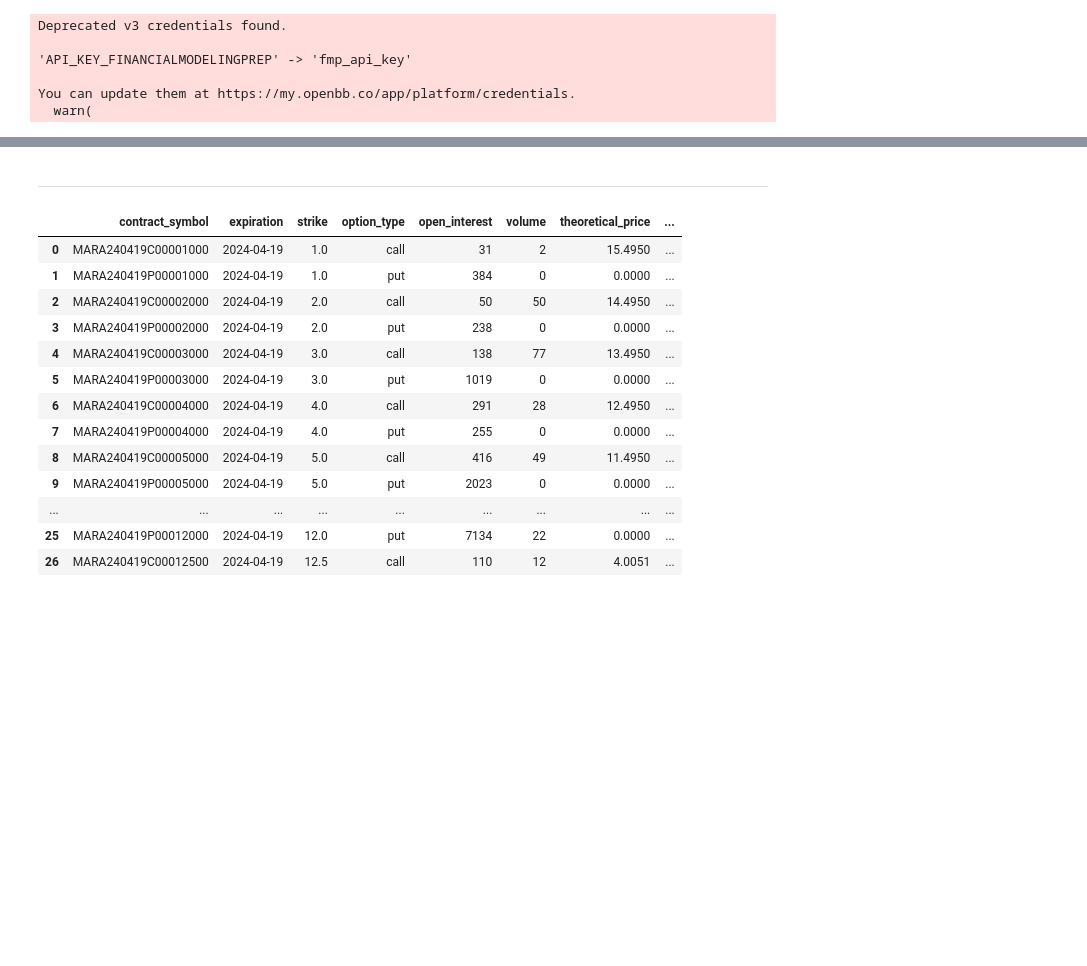
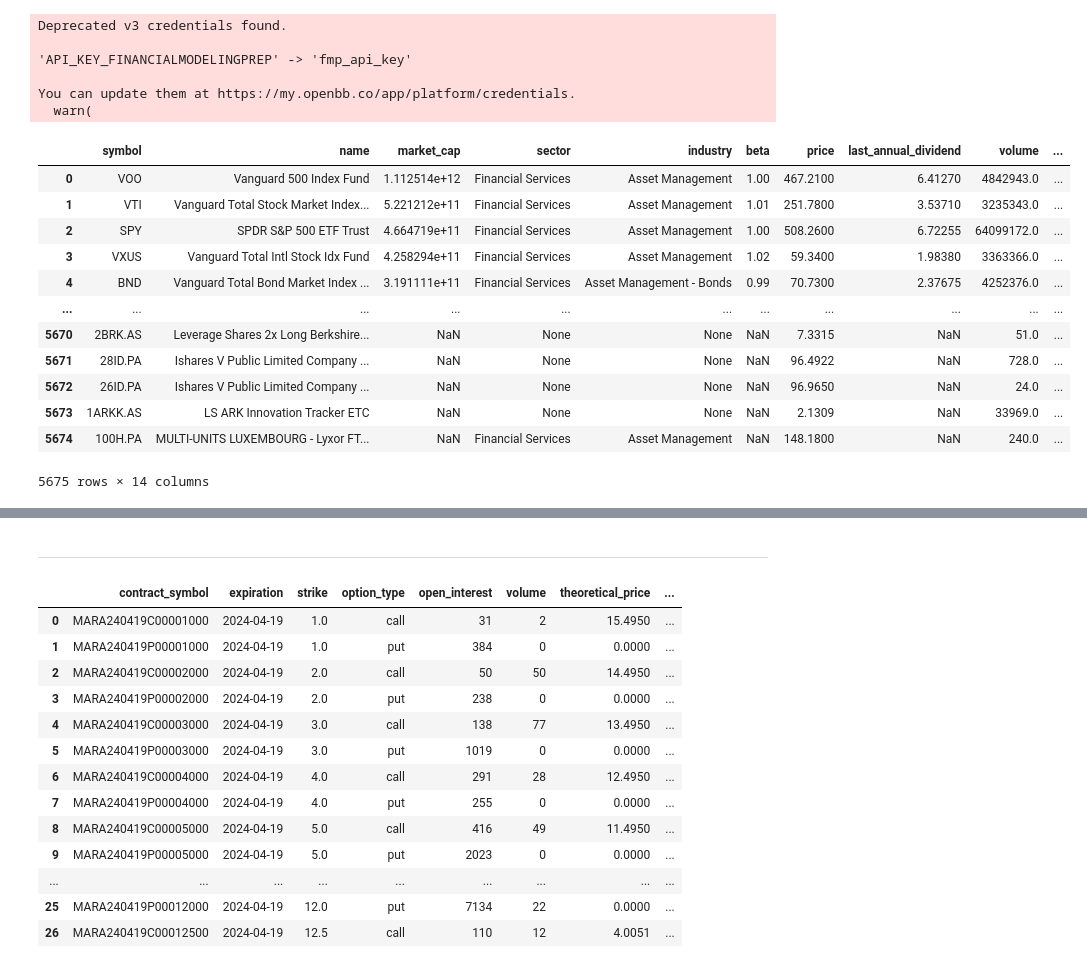
Before and after one commit to francoisrice/high-yield-options-screener, a Jupyter notebook: OpenBB-exploration.ipynb, the cells around one changed output, grey strips where cells are left out. Cells and saved outputs as stored; diff of their text form; code cells hidden in the pictures; blank space fills up the shorter version.

```diff
--- a/OpenBB-exploration.ipynb
+++ b/OpenBB-exploration.ipynb
@@ -13,4 +13,20 @@ Deprecated v3 credentials found.
 
 You can update them at https://my.openbb.co/app/platform/credentials.
   warn(
+# %%
+obb.etf.search().to_df()
+# %% [output]
+|  | symbol | name | market_cap | sector | industry | beta | price | last_annual_dividend | volume | ... |
+| 0 | VOO | Vanguard 500 Index Fund | 1.112514e+12 | Financial Services | Asset Management | 1.00 | 467.2100 | 6.41270 | 4842943.0 | ... |
+| 1 | VTI | Vanguard Total Stock Market Index... | 5.221212e+11 | Financial Services | Asset Management | 1.01 | 251.7800 | 3.53710 | 3235343.0 | ... |
+| 2 | SPY | SPDR S&P 500 ETF Trust | 4.664719e+11 | Financial Services | Asset Management | 1.00 | 508.2600 | 6.72255 | 64099172.0 | ... |
+| 3 | VXUS | Vanguard Total Intl Stock Idx Fund | 4.258294e+11 | Financial Services | Asset Management | 1.02 | 59.3400 | 1.98380 | 3363366.0 | ... |
+| 4 | BND | Vanguard Total Bond Market Index ... | 3.191111e+11 | Financial Services | Asset Management - Bonds | 0.99 | 70.7300 | 2.37675 | 4252376.0 | ... |
+| ... | ... | ... | ... | ... | ... | ... | ... | ... | ... | ... |
+| 5670 | 2BRK.AS | Leverage Shares 2x Long Berkshire... | NaN | None | None | NaN | 7.3315 | NaN | 51.0 | ... |
+| 5671 | 28ID.PA | Ishares V Public Limited Company ... | NaN | None | None | NaN | 96.4922 | NaN | 728.0 | ... |
+| 5672 | 26ID.PA | Ishares V Public Limited Company ... | NaN | None | None | NaN | 96.9650 | NaN | 24.0 | ... |
+| 5673 | 1ARKK.AS | LS ARK Innovation Tracker ETC | NaN | None | None | NaN | 2.1309 | NaN | 33969.0 | ... |
+| 5674 | 100H.PA | MULTI-UNITS LUXEMBOURG - Lyxor FT... | NaN | Financial Services | Asset Management | NaN | 148.1800 | NaN | 240.0 | ... |
+5675 rows × 14 columns
 # %%
```
Also changed, not shown: parts of 5 cells of this notebook.
